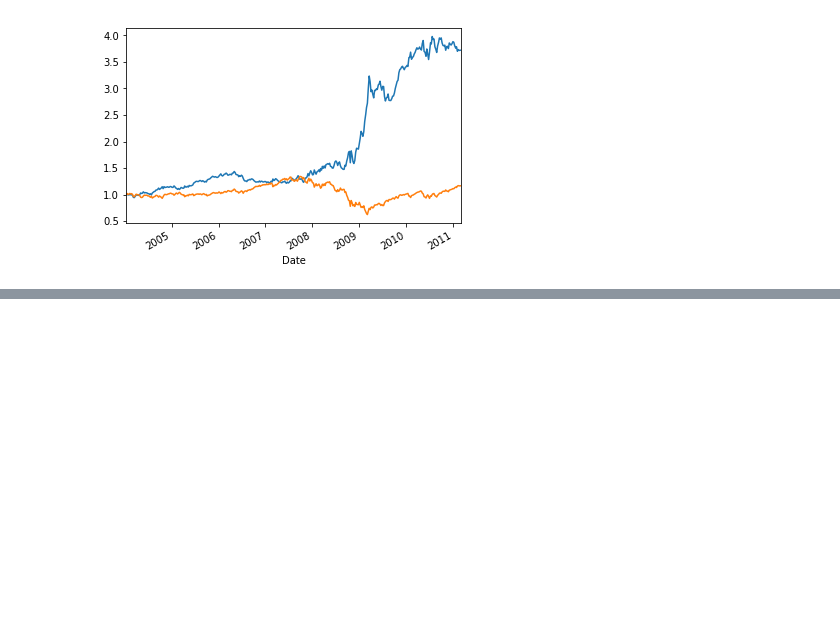
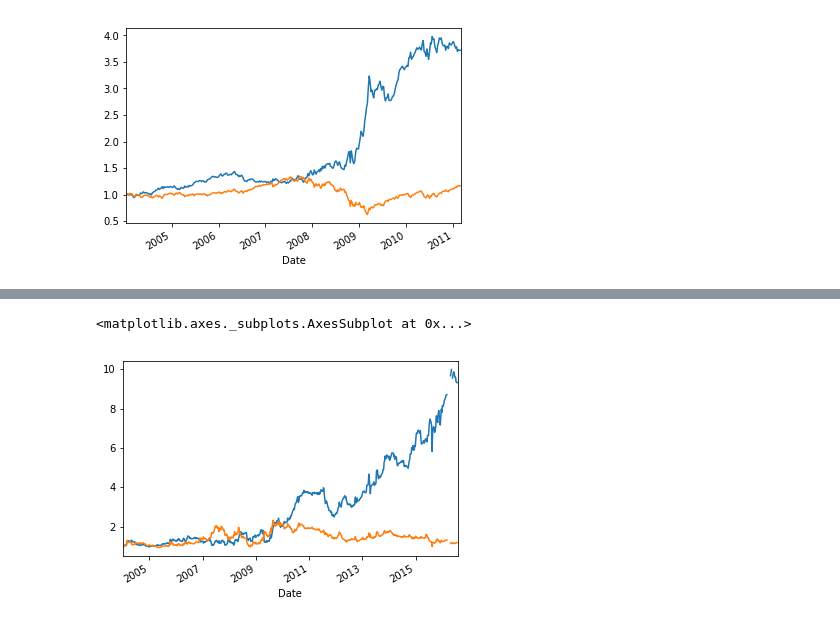
Before and after one commit to ywchiu/pyfintech, a Jupyter notebook: Demo20171102.ipynb, the cells around one changed output, grey strips where cells are left out. Drawn from its saved outputs; the diff is of its cells as text; code cells hidden in the pictures; blank space fills up the shorter version.

```diff
--- a/Demo20171102.ipynb
+++ b/Demo20171102.ipynb
@@ -194,0 +320,6 @@ data.head()
+# %%
+data['cold_order'] = 0
+# 黃金交叉做多
+data['cold_order'][data.cold > data.cold_mavg] = 1
+# 死亡交叉做空
+data['cold_order'][data.cold < data.cold_mavg] = -1
@@ -194,0 +354,2 @@ data.head()
+# %%
+data['ret_tw9919'] = data['Adj Close'].pct_change()
@@ -194,0 +369,2 @@ data.head()
+# %%
+data['ret_tw9919'] = data['ret_tw9919'].shift(-1)
@@ -194,0 +386,2 @@ data.head()
+# %%
+data['ret_google_cold'] = data.cold_order * data.ret_tw9919
@@ -194,0 +398,6 @@ data.head()
+# %%
+(1 + data.ret_google_cold).cumprod().plot()
+(1 + data.ret_tw9919).cumprod().plot()
+# %% [output]
+<matplotlib.axes._subplots.AxesSubplot at 0x...>
+[figure, added]
```
Also changed, not shown: parts of 46 cells of this notebook.
